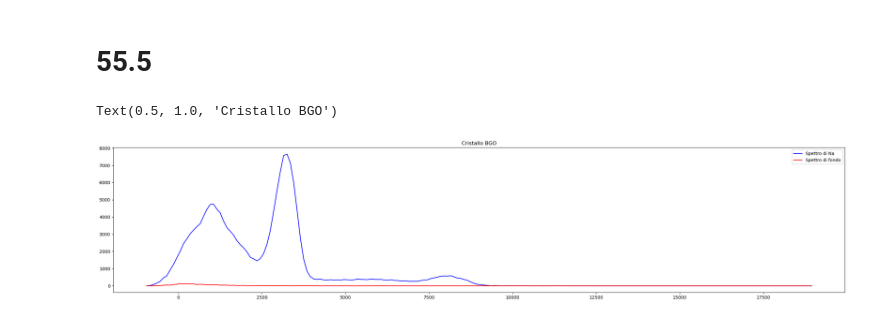
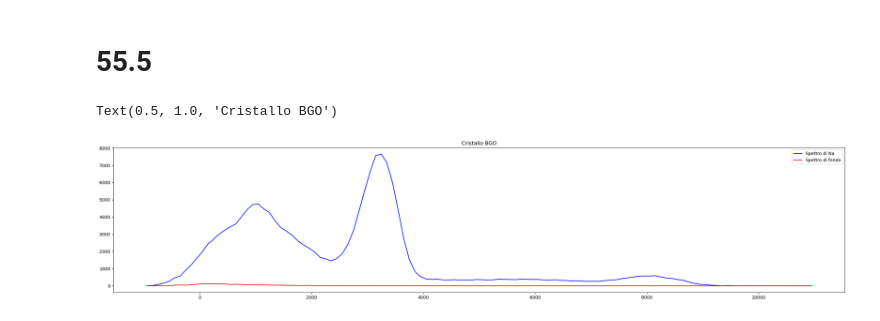
Before and after one commit to Pavar0tty/Laboratorio_SiPM, a Jupyter notebook: Analisi/Parte 2/BGO_analisi.ipynb, the cells around one changed output. Drawn from its saved outputs; the diff is of its cells as text; code cells hidden in the pictures.

```diff
--- a/Analisi/Parte 2/BGO_analisi.ipynb
+++ b/Analisi/Parte 2/BGO_analisi.ipynb
@@ -15,12 +24,12 @@ while not os.getcwd().endswith('Laboratorio_SiPM'):
 # %%
 #prendo i dati
 df = pd.read_csv('Dati/Parte 2/BGO/Sodio_55.5V.txt', delim_whitespace= 'True', skiprows = 65, header=None, encoding= 'ISO-8859-1', names= ['ADC', 'Counts'])
 df_bkg = pd.read_csv ('Dati/Parte 2/BGO/Bkg_55.5V.txt', delim_whitespace = 'True', header = None, skiprows = 65, encoding = 'ISO-8859-1', names = ['ADC', 'Counts'])
 fig, ax = plt.subplots(figsize = (30,6))
-plt.plot(df['ADC'], df['Counts'], label = 'Spettro di Na', color = 'blue')
-plt.plot(df_bkg['ADC'], df_bkg['Counts'], label = 'Spettro di fondo', color = 'red')
+plt.plot(df['ADC'][:120], df['Counts'][:120], label = 'Spettro di Na', color = 'blue')
+plt.plot(df_bkg['ADC'][:120], df_bkg['Counts'][:120], label = 'Spettro di fondo', color = 'red')
 plt.legend()
 plt.title('Cristallo BGO')
 # %% [output]
 Text(0.5, 1.0, 'Cristallo BGO')
-[figure, old version]
+[figure, new version]
```
Also changed, not shown: parts of 3 cells of this notebook.
